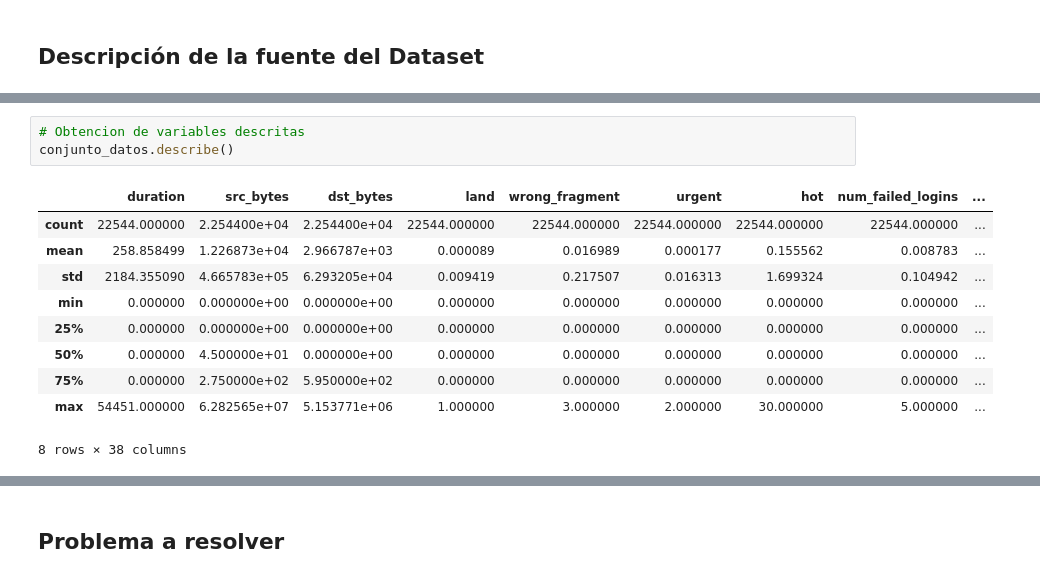
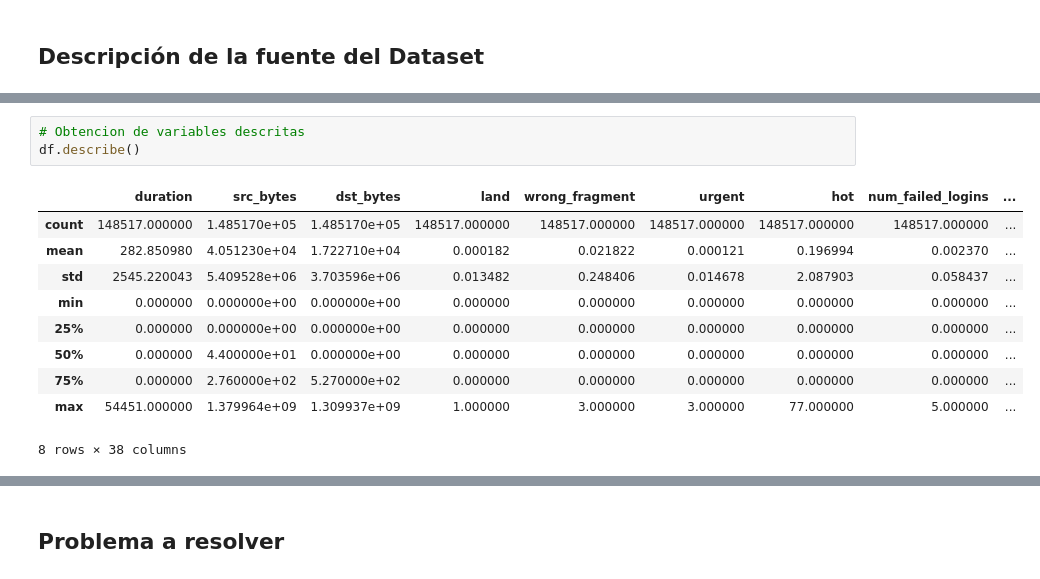
Before and after one commit to SolorzanoBryan/algoritmos_aprendizaje_automatico, a Jupyter notebook: [NRC_6278]_NombreApellidoEstudiante_ProyectoUnidad2.ipynb, the cells around one changed output, grey strips where cells are left out. Cells and saved outputs as stored; diff of their text form.

```diff
--- a/[NRC_6278]_NombreApellidoEstudiante_ProyectoUnidad2.ipynb
+++ b/[NRC_6278]_NombreApellidoEstudiante_ProyectoUnidad2.ipynb
@@ -26,14 +53,14 @@ conjunto_datos = pd.DataFrame(conjunto_datos) # Nos permite establecer una hoja
 # %%
 # Obtencion de variables descritas
-conjunto_datos.describe()
+df.describe()
 # %% [output]
 |  | duration | src_bytes | dst_bytes | land | wrong_fragment | urgent | hot | num_failed_logins | ... |
-| count | 22544.000000 | 2.254400e+04 | 2.254400e+04 | 22544.000000 | 22544.000000 | 22544.000000 | 22544.000000 | 22544.000000 | ... |
-| mean | 258.858499 | 1.226873e+04 | 2.966787e+03 | 0.000089 | 0.016989 | 0.000177 | 0.155562 | 0.008783 | ... |
-| std | 2184.355090 | 4.665783e+05 | 6.293205e+04 | 0.009419 | 0.217507 | 0.016313 | 1.699324 | 0.104942 | ... |
+| count | 148517.000000 | 1.485170e+05 | 1.485170e+05 | 148517.000000 | 148517.000000 | 148517.000000 | 148517.000000 | 148517.000000 | ... |
+| mean | 282.850980 | 4.051230e+04 | 1.722710e+04 | 0.000182 | 0.021822 | 0.000121 | 0.196994 | 0.002370 | ... |
+| std | 2545.220043 | 5.409528e+06 | 3.703596e+06 | 0.013482 | 0.248406 | 0.014678 | 2.087903 | 0.058437 | ... |
 | min | 0.000000 | 0.000000e+00 | 0.000000e+00 | 0.000000 | 0.000000 | 0.000000 | 0.000000 | 0.000000 | ... |
 | 25% | 0.000000 | 0.000000e+00 | 0.000000e+00 | 0.000000 | 0.000000 | 0.000000 | 0.000000 | 0.000000 | ... |
-| 50% | 0.000000 | 4.500000e+01 | 0.000000e+00 | 0.000000 | 0.000000 | 0.000000 | 0.000000 | 0.000000 | ... |
-| 75% | 0.000000 | 2.750000e+02 | 5.950000e+02 | 0.000000 | 0.000000 | 0.000000 | 0.000000 | 0.000000 | ... |
-| max | 54451.000000 | 6.282565e+07 | 5.153771e+06 | 1.000000 | 3.000000 | 2.000000 | 30.000000 | 5.000000 | ... |
+| 50% | 0.000000 | 4.400000e+01 | 0.000000e+00 | 0.000000 | 0.000000 | 0.000000 | 0.000000 | 0.000000 | ... |
+| 75% | 0.000000 | 2.760000e+02 | 5.270000e+02 | 0.000000 | 0.000000 | 0.000000 | 0.000000 | 0.000000 | ... |
+| max | 54451.000000 | 1.379964e+09 | 1.309937e+09 | 1.000000 | 3.000000 | 3.000000 | 77.000000 | 5.000000 | ... |
 8 rows × 38 columns
```
Also changed, not shown: parts of 33 cells of this notebook, 1 other file.
